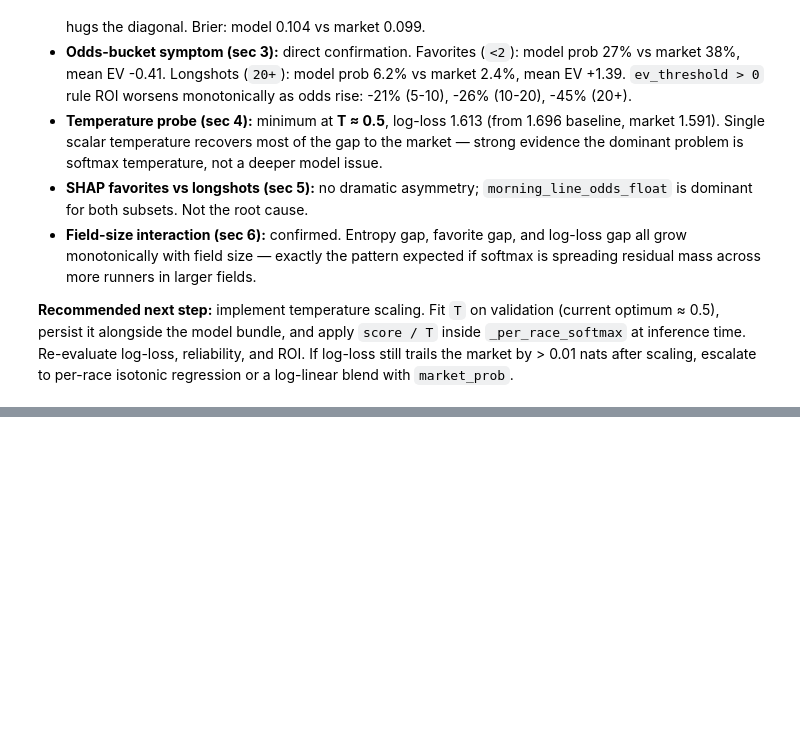
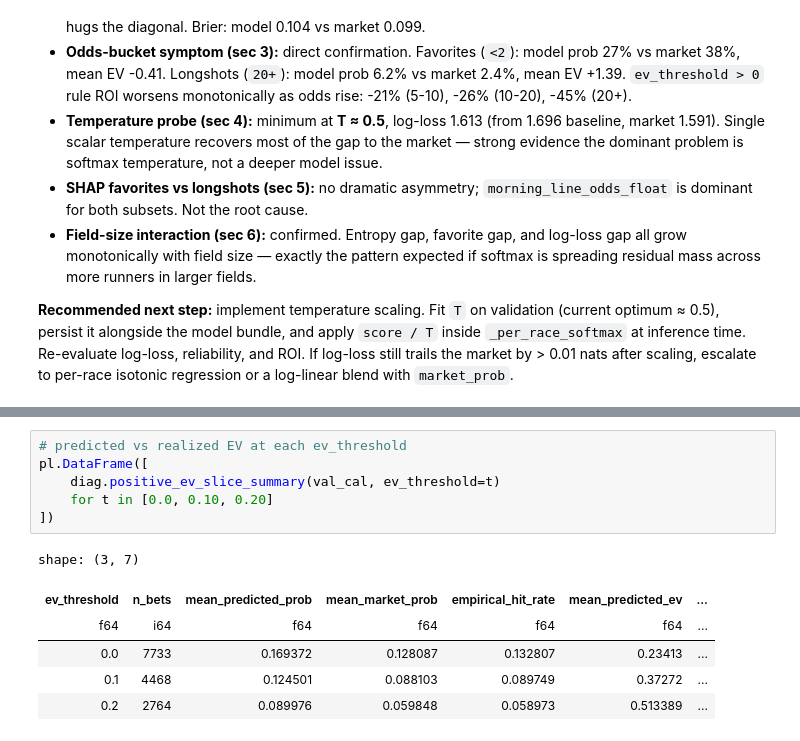
Before and after one commit to djcunningham0/horse_racing, a Jupyter notebook: notebooks/calibration_diagnostics.ipynb, the cells around one changed output, grey strips where cells are left out. Saved outputs shown, nothing was run; the diff lists cells and outputs as text; blank space fills up the shorter version.

```diff
--- a/notebooks/calibration_diagnostics.ipynb
+++ b/notebooks/calibration_diagnostics.ipynb
@@ -221,0 +328,13 @@ small fields: 4,552 races   large fields: 339 races
+# %%
+# predicted vs realized EV at each ev_threshold
+pl.DataFrame([
+    diag.positive_ev_slice_summary(val_cal, ev_threshold=t)
+    for t in [0.0, 0.10, 0.20]
+])
+# %% [output]
+shape: (3, 7)
+| ev_threshold | n_bets | mean_predicted_prob | mean_market_prob | empirical_hit_rate | mean_predicted_ev | ... |
+| f64 | i64 | f64 | f64 | f64 | f64 | ... |
+| 0.0 | 7733 | 0.169372 | 0.128087 | 0.132807 | 0.23413 | ... |
+| 0.1 | 4468 | 0.124501 | 0.088103 | 0.089749 | 0.37272 | ... |
+| 0.2 | 2764 | 0.089976 | 0.059848 | 0.058973 | 0.513389 | ... |
```
Also changed, not shown: parts of 18 cells of this notebook, 1 other file.
